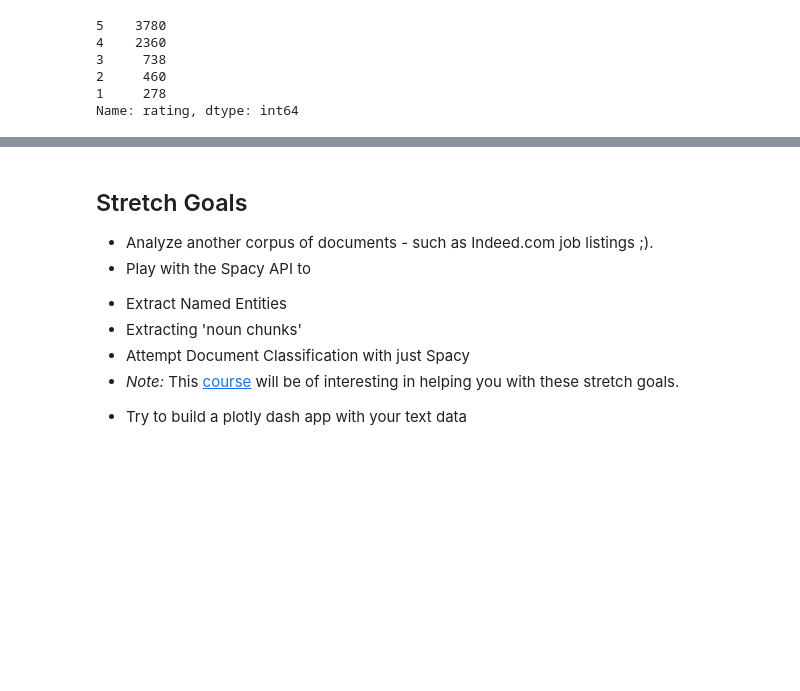
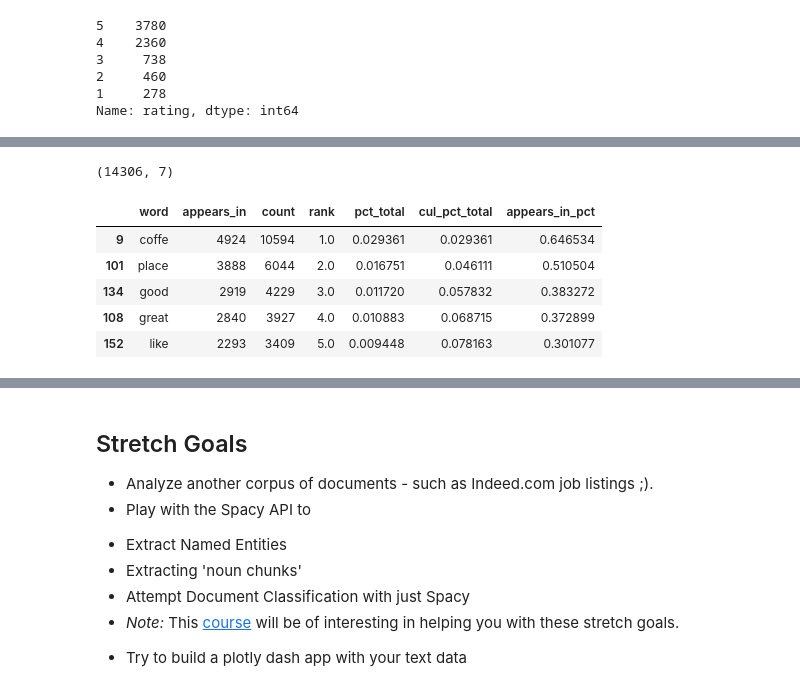
Before and after one commit to mark-morelos/DS-Unit-4-Sprint-1-NLP, a Jupyter notebook: module1-text-data/LS_DS_411_Text_Data_Assignment.ipynb, the cells around one changed output, grey strips where cells are left out. Drawn from its saved outputs; the diff is of its cells as text; code cells hidden in the pictures; blank space fills up the shorter version.

```diff
--- a/module1-text-data/LS_DS_411_Text_Data_Assignment.ipynb
+++ b/module1-text-data/LS_DS_411_Text_Data_Assignment.ipynb
@@ -384,0 +396,12 @@ Name: rating, dtype: int64
+# %%
+wc = count(shops['stems'])
+print(wc.shape)
+wc.head()
+# %% [output]
+(14306, 7)
+|  | word | appears_in | count | rank | pct_total | cul_pct_total | appears_in_pct |
+| 9 | coffe | 4924 | 10594 | 1.0 | 0.029361 | 0.029361 | 0.646534 |
+| 101 | place | 3888 | 6044 | 2.0 | 0.016751 | 0.046111 | 0.510504 |
+| 134 | good | 2919 | 4229 | 3.0 | 0.011720 | 0.057832 | 0.383272 |
+| 108 | great | 2840 | 3927 | 4.0 | 0.010883 | 0.068715 | 0.372899 |
+| 152 | like | 2293 | 3409 | 5.0 | 0.009448 | 0.078163 | 0.301077 |
```
Also changed, not shown: parts of 7 cells of this notebook, 1 other file.
